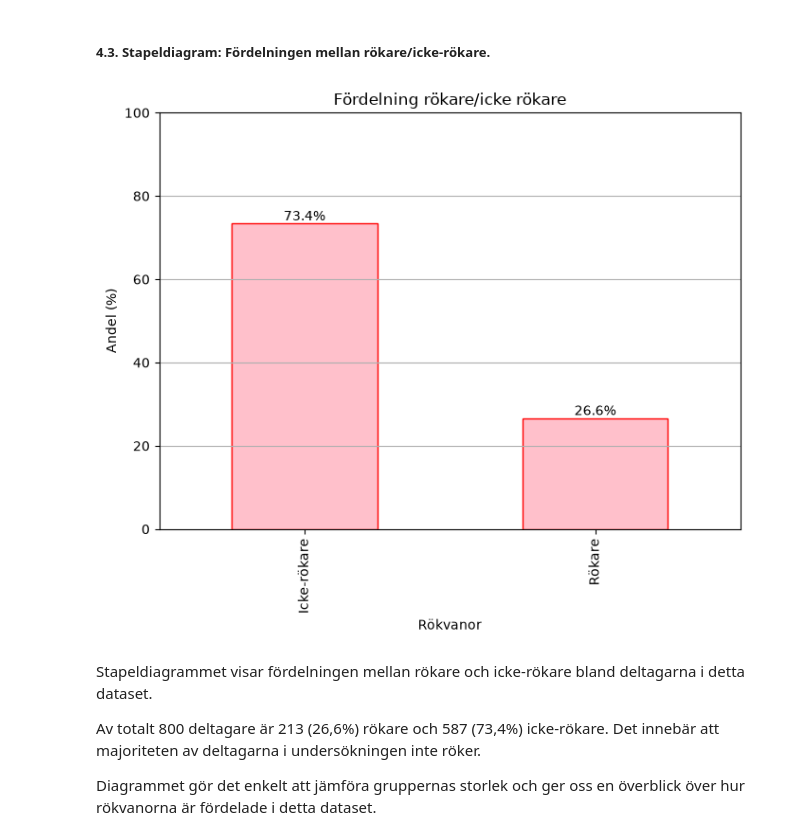
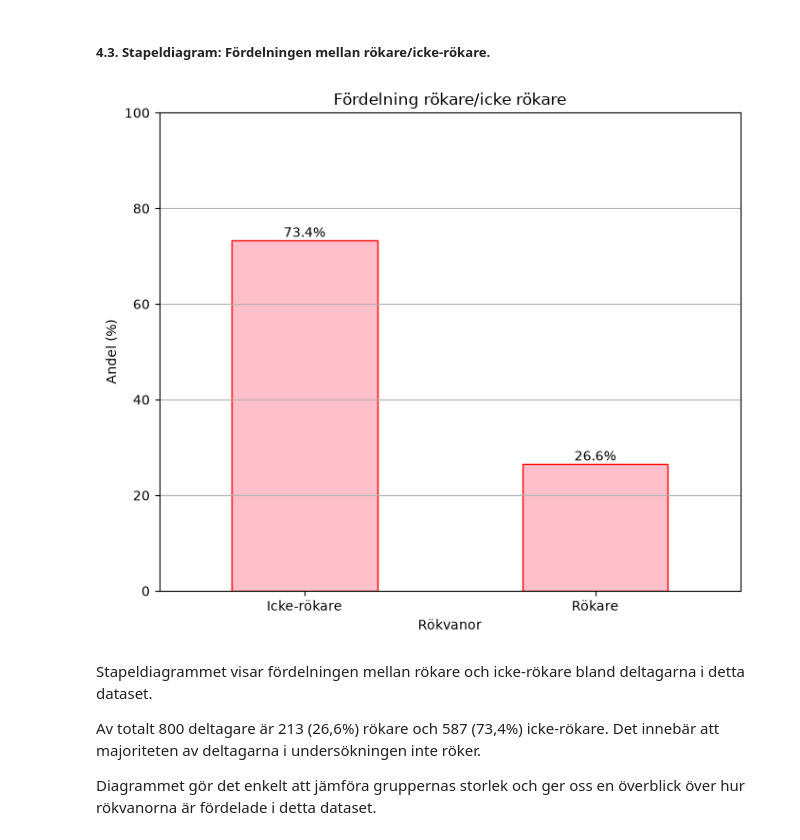
Before and after one commit to loviswikstrom/Health_Study_Analyze, a Jupyter notebook: notebooks/finalreport.ipynb, the cells around one changed output. Drawn from its saved outputs; the diff is of its cells as text; code cells hidden in the pictures.

```diff
--- a/notebooks/finalreport.ipynb
+++ b/notebooks/finalreport.ipynb
@@ -144,25 +144,26 @@ Genom att jämföra medianen, spridningen och eventuella avvikande värden kan v
 # %%
 smoker_percent = df["smoker"].value_counts(normalize=True) * 100
 smoker_percent = smoker_percent.rename({
     "No": "Icke-rökare",
     "Yes": "Rökare"
 })
 smoker_percent.plot(
     kind="bar",
     color="pink",
     edgecolor="red",
     figsize=(7,6)
     )
 plt.grid(axis="y")
 plt.title("Fördelning rökare/icke rökare")
 plt.xlabel("Rökvanor")
 plt.ylabel("Andel (%)")
 plt.ylim(0, 100)
+plt.xticks(rotation=0)
 plt.bar_label(plt.gca().containers[0], fmt="%.1f%%")
 plt.tight_layout()
 plt.show()
 # %% [output]
-[figure, old version]
+[figure, new version]
 # %% [markdown]
 Stapeldiagrammet visar fördelningen mellan rökare och icke-rökare bland deltagarna i detta dataset.
 
```
Also changed, not shown: 5 other files.
